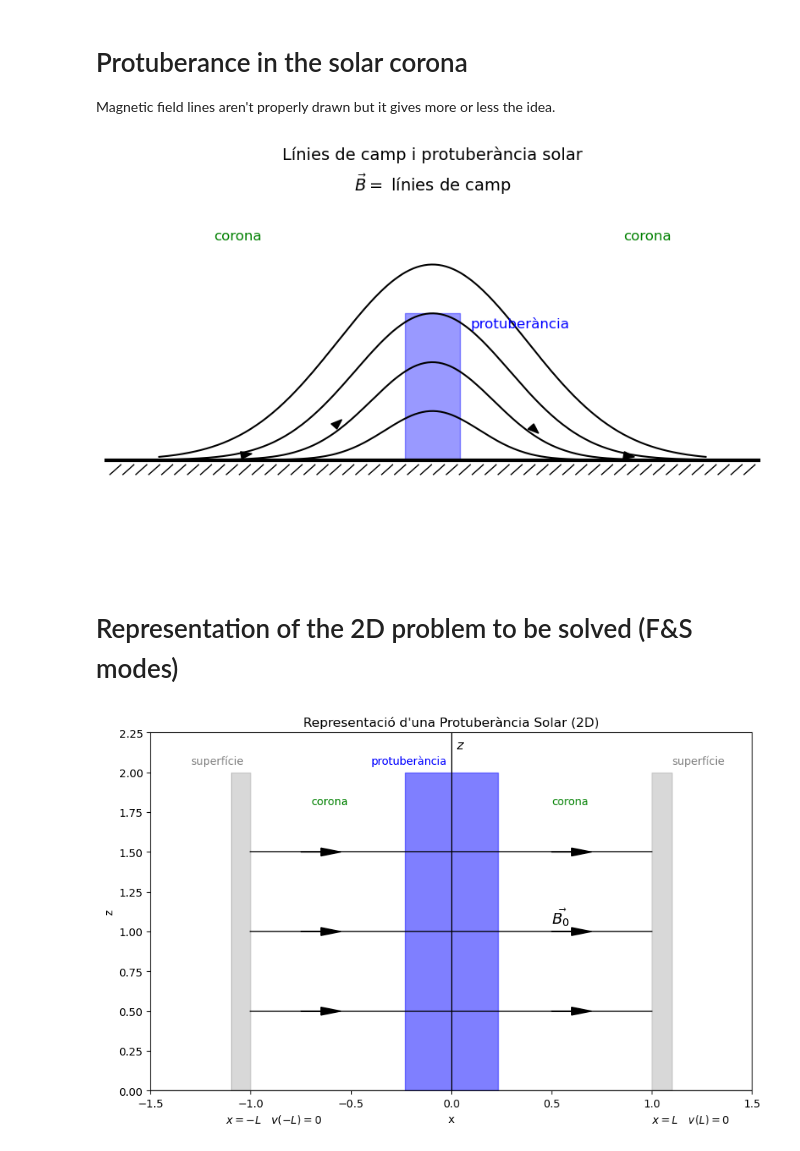
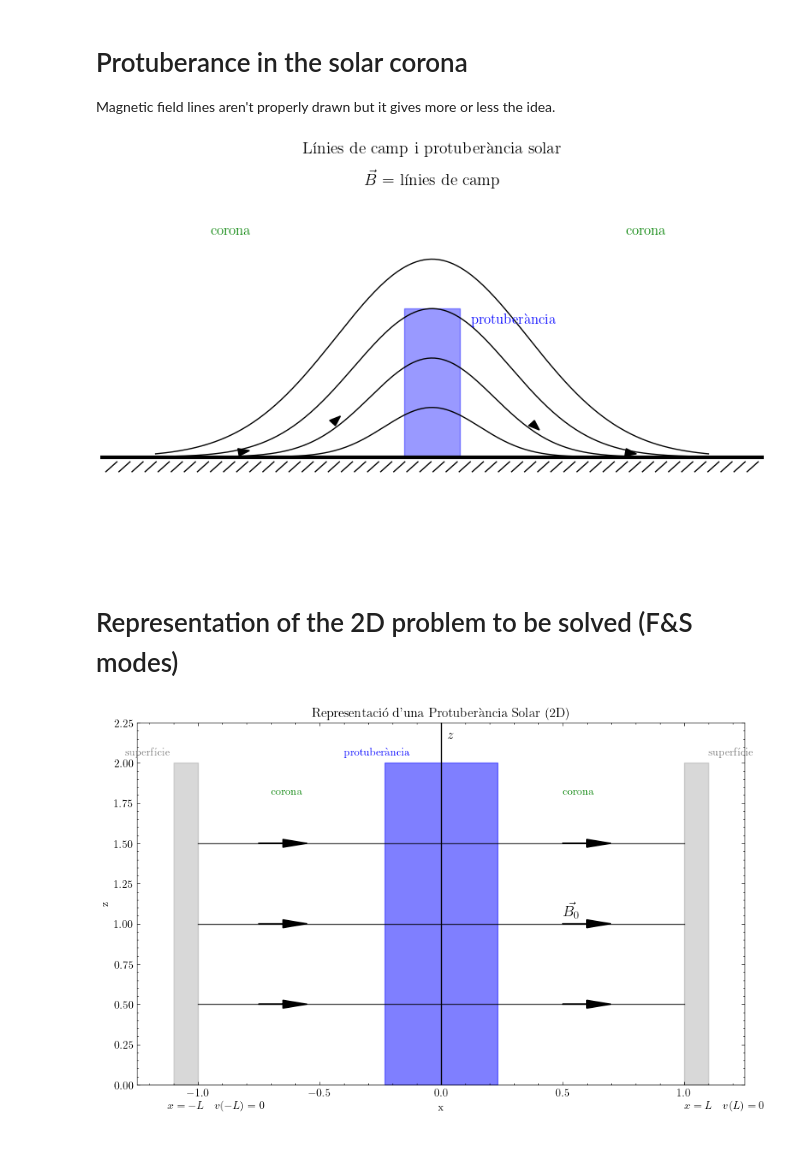
Before and after one commit to JoanRibotOliver/TFG, a Jupyter notebook: Protuberance in corona.ipynb, the cells around one changed output. Drawn from its saved outputs; the diff is of its cells as text; code cells hidden in the pictures.

```diff
--- a/Protuberance in corona.ipynb
+++ b/Protuberance in corona.ipynb
@@ -4,6 +4,8 @@ Magnetic field lines aren't properly drawn but it gives more or less the idea.
 # %%
 import matplotlib.pyplot as plt
 import numpy as np
+import scienceplots
+plt.style.use('science')
 
 fig, ax = plt.subplots(figsize=(10, 6))
 ax.set_xlim(-6, 6)
@@ -54,12 +56,14 @@ for x0, h in arrow_positions:
 plt.title("Línies de camp i protuberància solar", fontsize=14)
 plt.show()
 # %% [output]
-[figure, old version]
+[figure, new version]
 # %% [markdown]
  # Representation of the 2D problem to be solved (F&S modes)
 # %%
 import matplotlib.pyplot as plt
 import numpy as np
+import scienceplots
+plt.style.use('science')
 
 # Configuració del gràfic
 plt.figure(figsize=(10, 6))
@@ -86,34 +90,34 @@ plt.text(L+0.1, 2.05, 'superfície', fontsize=10, color='gray')
 plt.text(-L+0.3, 1.8, 'corona', fontsize=10, color='green')
 plt.text(L-0.5, 1.8, 'corona', fontsize=10, color='green')
 plt.text(-0.4, 2.05, 'protuberància', fontsize=10, color='blue')
 
 # Etiquetes dels eixos
-plt.text(L, -0.2, r'$x = L \quad v(L) = 0$', fontsize=10)
-plt.text(-L-0.125, -0.2, r'$x = -L \quad v(-L) = 0$', fontsize=10)
+plt.text(L, -0.15, r'$x = L \quad v(L) = 0$', fontsize=10)
+plt.text(-L-0.125, -0.15, r'$x = -L \quad v(-L) = 0$', fontsize=10)
 #plt.text(0.1, -0.2, r'$x$', fontsize=12)
 plt.text(0.025, 2.15, r'$z$', fontsize=12)
 
 
 # Dibuixem línies horitzontals discontínues
 z_values = [0.5, 1.0, 1.5]
 for z_val in z_values:
     plt.plot(x, [z_val]*len(x), linestyle='-', color='black', alpha=0.7)
 
 plt.text(0.5, 1.05, r'$\vec{B_0}$', fontsize=14, color='black')
 
 # Afegim puntes de fletxa a les línies horitzontals
 arrow_length = 0.1  # Longitud de la fletxa
 for z_val in z_values:
     plt.arrow(-0.75, z_val, arrow_length, 0, head_width=0.05, head_length=0.1, fc='black', ec='black')
     plt.arrow(0.6 - arrow_length, z_val, arrow_length, 0, head_width=0.05, head_length=0.1, fc='black', ec='black')
 
 # Configuració final
 plt.title('Representació d\'una Protuberància Solar (2D)')
 plt.xlabel('x')
 plt.ylabel('z')
-plt.xlim(-L-0.5, L+0.5)
+plt.xlim(-L-0.25, L+0.25)
 plt.ylim(0, 2.25)
 
 plt.show()
 # %% [output]
-[figure, old version]
+[figure, new version]
```
Also changed, not shown: parts of 2 cells of this notebook.
